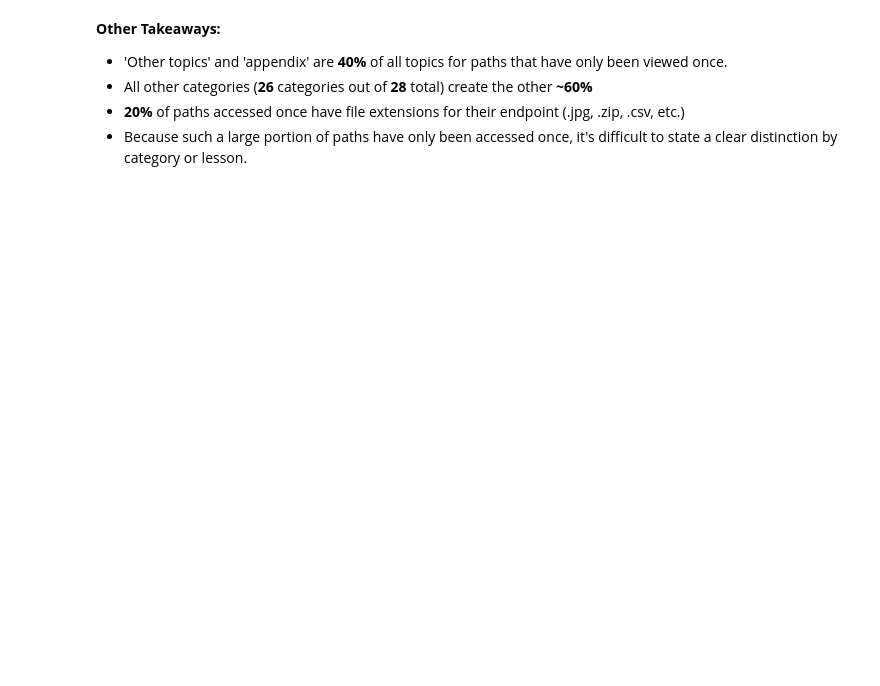
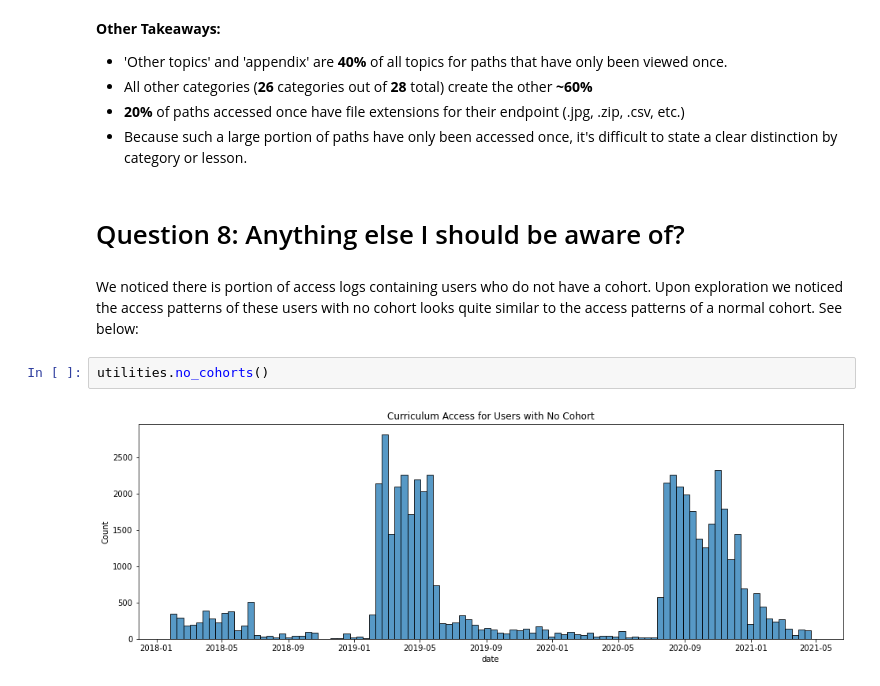
Before and after one commit to AACKV/anomaly_detection_project, a Jupyter notebook: final_report.ipynb, the cells around one changed output. Drawn from its saved outputs; the diff is of its cells as text; blank space fills up the shorter version.

Commit message:
answered some of question 8 in final, updated utilities with needed functions

```diff
--- a/final_report.ipynb
+++ b/final_report.ipynb
@@ -106,3 +106,11 @@ utilities.create_least_viewed_viz(df)
 * All other categories (**26** categories out of **28** total) create the other **~60%**
 * **20%** of paths accessed once have file extensions for their endpoint (.jpg, .zip, .csv, etc.)
 * Because such a large portion of paths have only been accessed once, it's difficult to state a clear distinction by category or lesson.
+# %% [markdown]
+# Question 8: Anything else I should be aware of?
+# %% [markdown]
+We noticed there is portion of access logs containing users who do not have a cohort. Upon exploration we noticed the access patterns of these users with no cohort looks quite similar to the access patterns of a normal cohort. See below:
+# %%
+utilities.no_cohorts()
+# %% [output]
+[figure, added]
```
Also changed, not shown: parts of 8 cells of this notebook, 1 other file.
